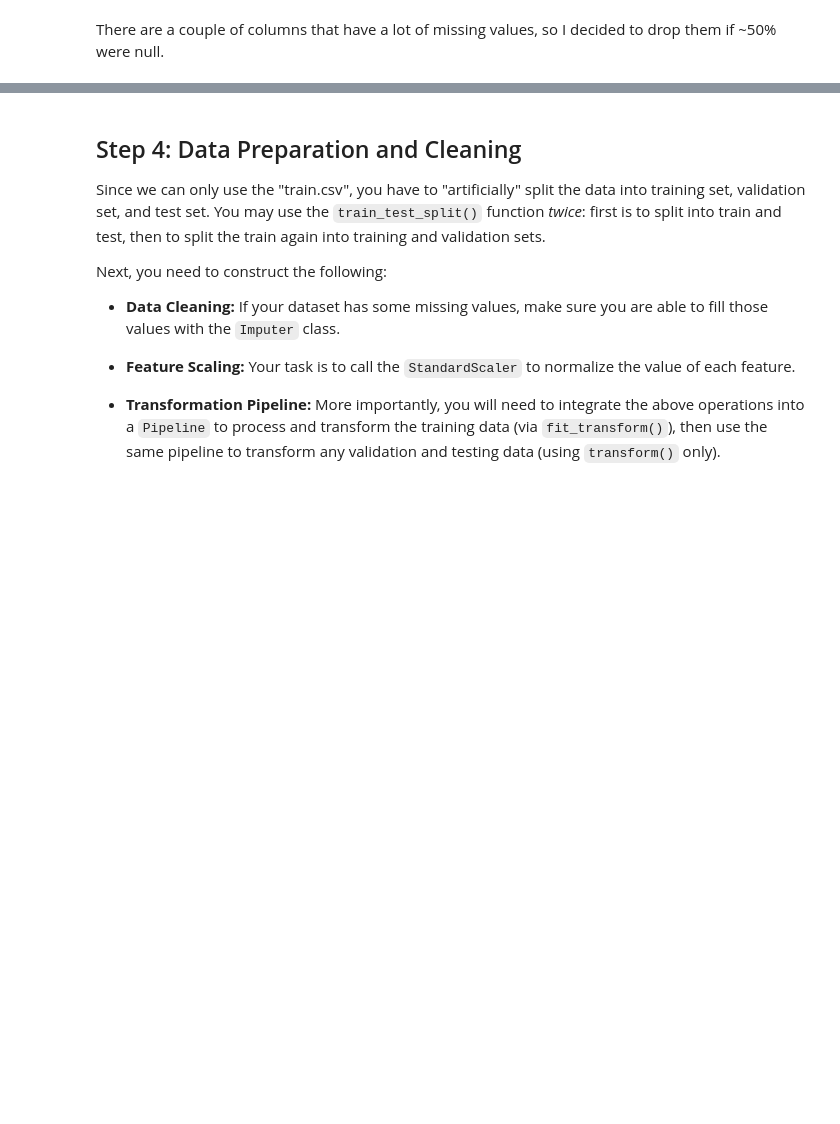
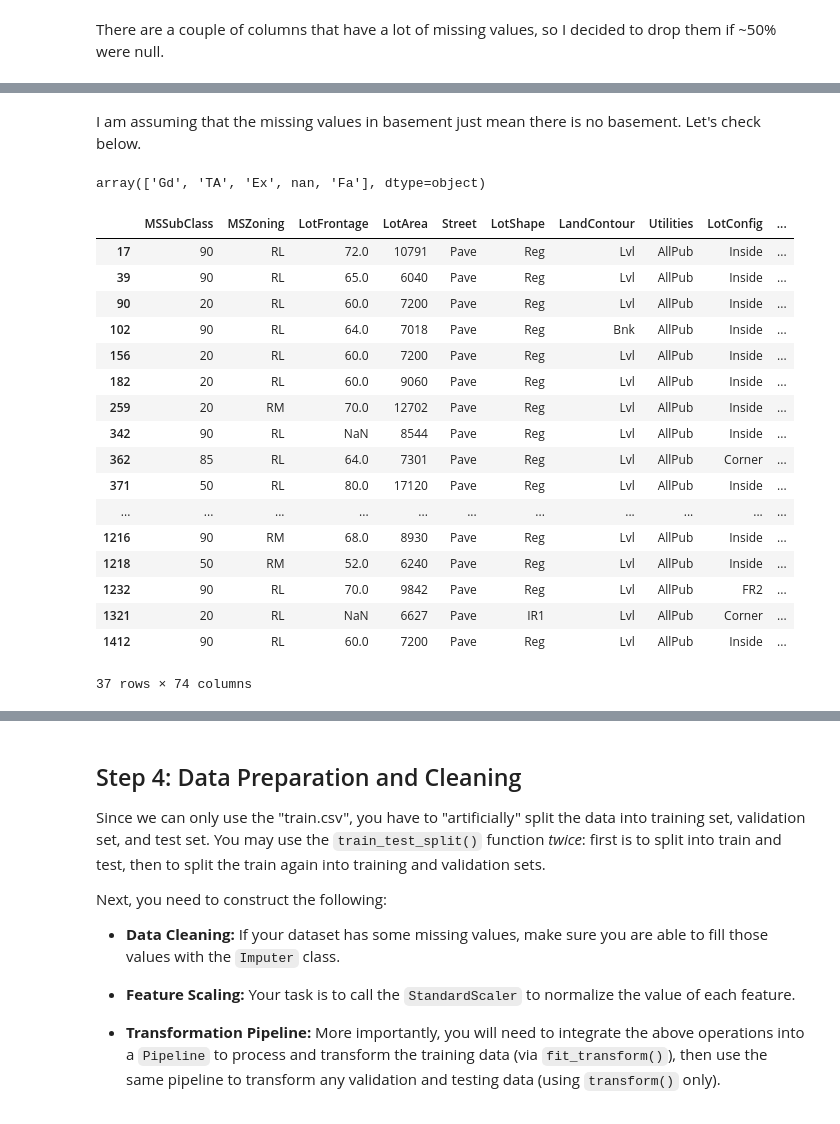
Before and after one commit to cwang12197/cs_4774_ml, a Jupyter notebook: ames_housing_prices/mjq2bt_codeathon_1.ipynb, the cells around one changed output, grey strips where cells are left out. Drawn from its saved outputs; the diff is of its cells as text; code cells hidden in the pictures; blank space fills up the shorter version.

```diff
--- a/ames_housing_prices/mjq2bt_codeathon_1.ipynb
+++ b/ames_housing_prices/mjq2bt_codeathon_1.ipynb
@@ -237,0 +304,27 @@ housing_train.head()
+# %% [markdown]
+I am assuming that the missing values in basement just mean there is no basement. Let's check below.
+# %%
+housing_train['BsmtQual'].unique()
+# %% [output]
+array(['Gd', 'TA', 'Ex', nan, 'Fa'], dtype=object)
+# %%
+housing_train[housing_train['BsmtQual'].isnull()]
+# %% [output]
+|  | MSSubClass | MSZoning | LotFrontage | LotArea | Street | LotShape | LandContour | Utilities | LotConfig | ... |
+| 17 | 90 | RL | 72.0 | 10791 | Pave | Reg | Lvl | AllPub | Inside | ... |
+| 39 | 90 | RL | 65.0 | 6040 | Pave | Reg | Lvl | AllPub | Inside | ... |
+| 90 | 20 | RL | 60.0 | 7200 | Pave | Reg | Lvl | AllPub | Inside | ... |
+| 102 | 90 | RL | 64.0 | 7018 | Pave | Reg | Bnk | AllPub | Inside | ... |
+| 156 | 20 | RL | 60.0 | 7200 | Pave | Reg | Lvl | AllPub | Inside | ... |
+| 182 | 20 | RL | 60.0 | 9060 | Pave | Reg | Lvl | AllPub | Inside | ... |
+| 259 | 20 | RM | 70.0 | 12702 | Pave | Reg | Lvl | AllPub | Inside | ... |
+| 342 | 90 | RL | NaN | 8544 | Pave | Reg | Lvl | AllPub | Inside | ... |
+| 362 | 85 | RL | 64.0 | 7301 | Pave | Reg | Lvl | AllPub | Corner | ... |
+| 371 | 50 | RL | 80.0 | 17120 | Pave | Reg | Lvl | AllPub | Inside | ... |
+| ... | ... | ... | ... | ... | ... | ... | ... | ... | ... | ... |
+| 1216 | 90 | RM | 68.0 | 8930 | Pave | Reg | Lvl | AllPub | Inside | ... |
+| 1218 | 50 | RM | 52.0 | 6240 | Pave | Reg | Lvl | AllPub | Inside | ... |
+| 1232 | 90 | RL | 70.0 | 9842 | Pave | Reg | Lvl | AllPub | FR2 | ... |
+| 1321 | 20 | RL | NaN | 6627 | Pave | IR1 | Lvl | AllPub | Corner | ... |
+| 1412 | 90 | RL | 60.0 | 7200 | Pave | Reg | Lvl | AllPub | Inside | ... |
+37 rows × 74 columns
```
Also changed, not shown: parts of 47 cells of this notebook.
